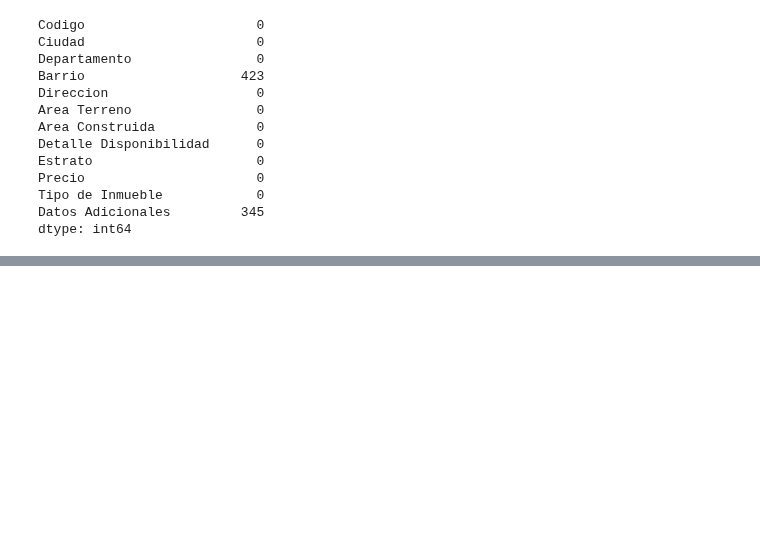
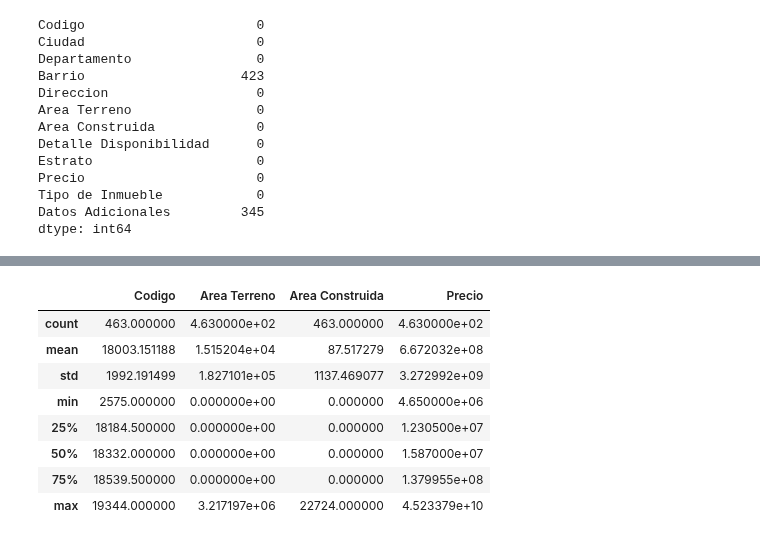
Before and after one commit to Edwardcm07/Analisis_de_datos_ejercicio_AA3-EV03, a Jupyter notebook: AA3-EV02.ipynb, the cells around one changed output, grey strips where cells are left out. Drawn from its saved outputs; the diff is of its cells as text; code cells hidden in the pictures; blank space fills up the shorter version.

```diff
--- a/AA3-EV02.ipynb
+++ b/AA3-EV02.ipynb
@@ -42,0 +67,12 @@ dtype: int64
+# %%
+df.describe()
+# %% [output]
+|  | Codigo | Area Terreno | Area Construida | Precio |
+| count | 463.000000 | 4.630000e+02 | 463.000000 | 4.630000e+02 |
+| mean | 18003.151188 | 1.515204e+04 | 87.517279 | 6.672032e+08 |
+| std | 1992.191499 | 1.827101e+05 | 1137.469077 | 3.272992e+09 |
+| min | 2575.000000 | 0.000000e+00 | 0.000000 | 4.650000e+06 |
+| 25% | 18184.500000 | 0.000000e+00 | 0.000000 | 1.230500e+07 |
+| 50% | 18332.000000 | 0.000000e+00 | 0.000000 | 1.587000e+07 |
+| 75% | 18539.500000 | 0.000000e+00 | 0.000000 | 1.379955e+08 |
+| max | 19344.000000 | 3.217197e+06 | 22724.000000 | 4.523379e+10 |
```
Also changed, not shown: parts of 8 cells of this notebook.
